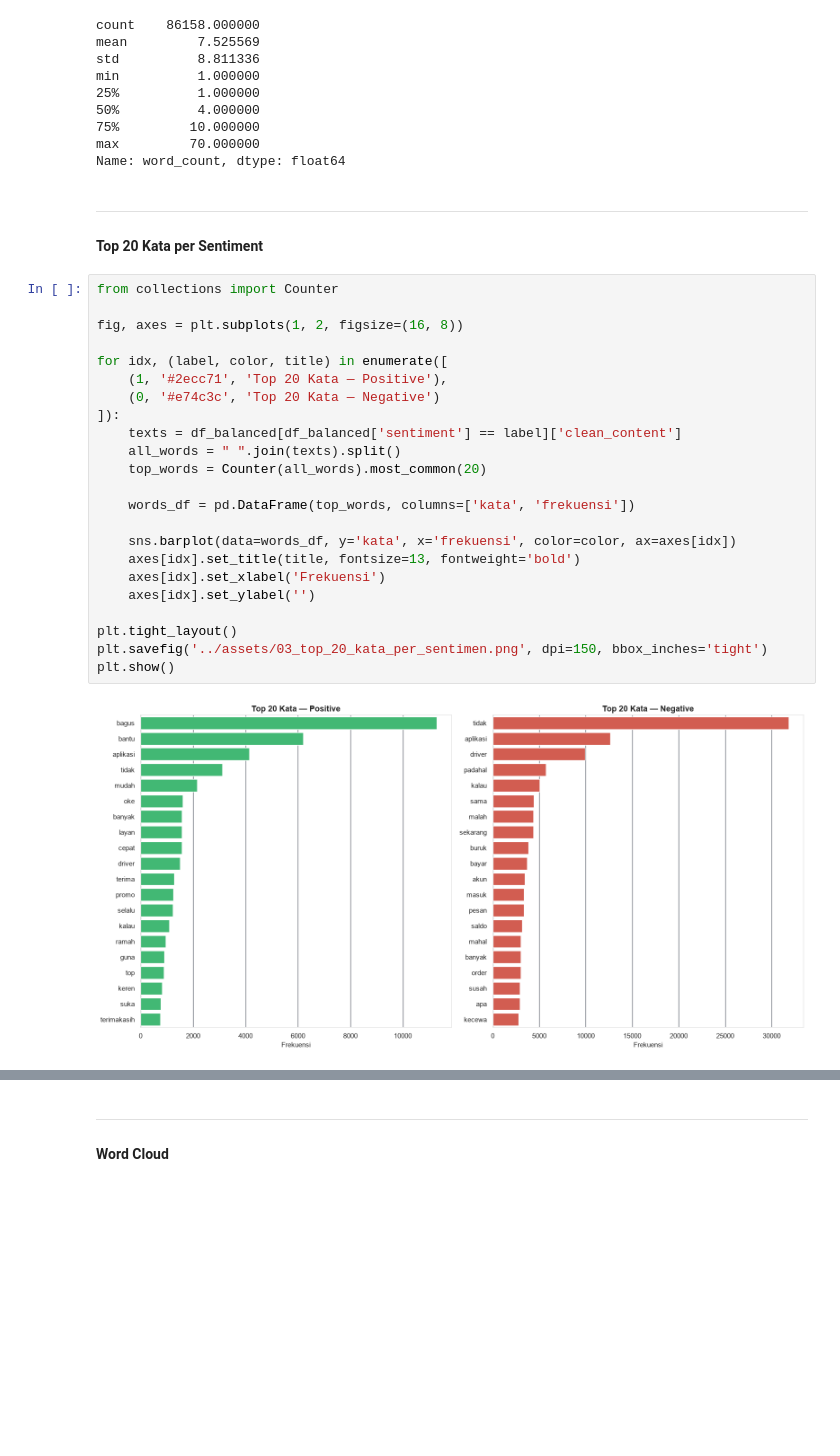
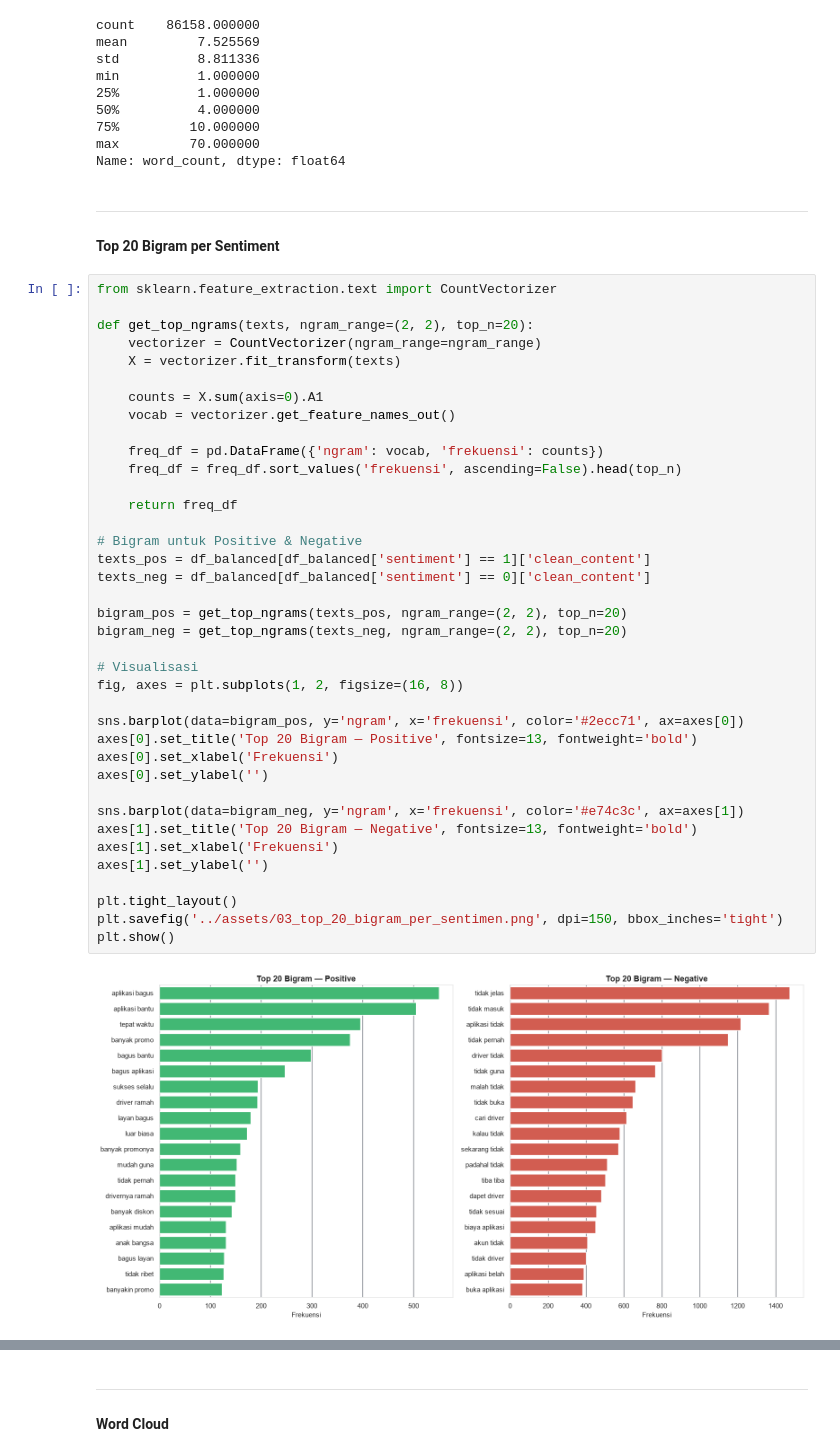
Before and after one commit to hyusam/gojek-sentiment-analysis-lstm, a Jupyter notebook: notebooks/01_eda.ipynb, the cells around one changed output, grey strips where cells are left out. Cells and saved outputs as stored; diff of their text form; blank space fills up the shorter version.

Commit message:
Upgraded EDA: bigram analysis and LDA topic modeling

```diff
--- a/notebooks/01_eda.ipynb
+++ b/notebooks/01_eda.ipynb
@@ -663,30 +663,45 @@ max         70.000000
 Name: word_count, dtype: float64
 # %% [markdown]
 ---
-#### Top 20 Kata per Sentiment
+#### Top 20 Bigram per Sentiment
 # %%
-from collections import Counter
+from sklearn.feature_extraction.text import CountVectorizer
 
+def get_top_ngrams(texts, ngram_range=(2, 2), top_n=20):
+    vectorizer = CountVectorizer(ngram_range=ngram_range)
+    X = vectorizer.fit_transform(texts)
+
+    counts = X.sum(axis=0).A1
+    vocab = vectorizer.get_feature_names_out()
+
+    freq_df = pd.DataFrame({'ngram': vocab, 'frekuensi': counts})
+    freq_df = freq_df.sort_values('frekuensi', ascending=False).head(top_n)
+
+    return freq_df
+
+# Bigram untuk Positive & Negative
+texts_pos = df_balanced[df_balanced['sentiment'] == 1]['clean_content']
+texts_neg = df_balanced[df_balanced['sentiment'] == 0]['clean_content']
+
+bigram_pos = get_top_ngrams(texts_pos, ngram_range=(2, 2), top_n=20)
+bigram_neg = get_top_ngrams(texts_neg, ngram_range=(2, 2), top_n=20)
+
+# Visualisasi
 fig, axes = plt.subplots(1, 2, figsize=(16, 8))
 
-for idx, (label, color, title) in enumerate([
-    (1, '#2ecc71', 'Top 20 Kata — Positive'),
-    (0, '#e74c3c', 'Top 20 Kata — Negative')
-]):
-    texts = df_balanced[df_balanced['sentiment'] == label]['clean_content']
-    all_words = " ".join(texts).split()
-    top_words = Counter(all_words).most_common(20)
+sns.barplot(data=bigram_pos, y='ngram', x='frekuensi', color='#2ecc71', ax=axes[0])
+axes[0].set_title('Top 20 Bigram — Positive', fontsize=13, fontweight='bold')
+axes[0].set_xlabel('Frekuensi')
+axes[0].set_ylabel('')
 
-    words_df = pd.DataFrame(top_words, columns=['kata', 'frekuensi'])
-
-    sns.barplot(data=words_df, y='kata', x='frekuensi', color=color, ax=axes[idx])
-    axes[idx].set_title(title, fontsize=13, fontweight='bold')
-    axes[idx].set_xlabel('Frekuensi')
-    axes[idx].set_ylabel('')
+sns.barplot(data=bigram_neg, y='ngram', x='frekuensi', color='#e74c3c', ax=axes[1])
+axes[1].set_title('Top 20 Bigram — Negative', fontsize=13, fontweight='bold')
+axes[1].set_xlabel('Frekuensi')
+axes[1].set_ylabel('')
 
 plt.tight_layout()
-plt.savefig('../assets/03_top_20_kata_per_sentimen.png', dpi=150, bbox_inches='tight')
+plt.savefig('../assets/03_top_20_bigram_per_sentimen.png', dpi=150, bbox_inches='tight')
 plt.show()
 # %% [output]
-[figure, old version]
+[figure, new version]
 # %%
```
Also changed, not shown: parts of 8 cells of this notebook, 3 other files.
